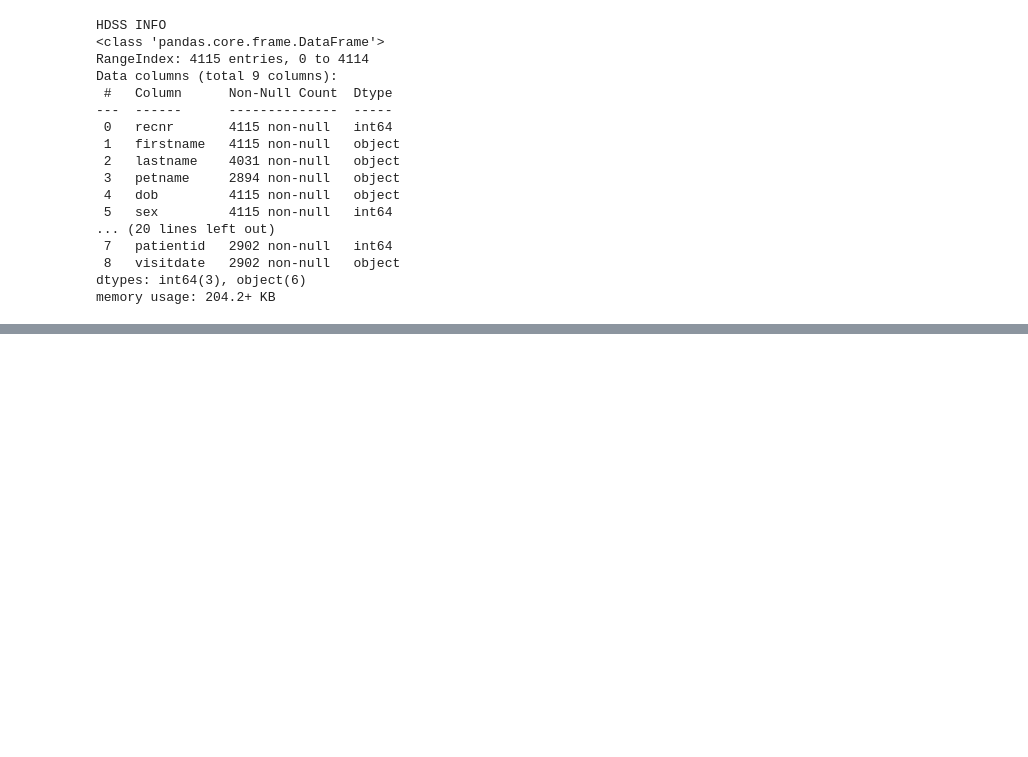
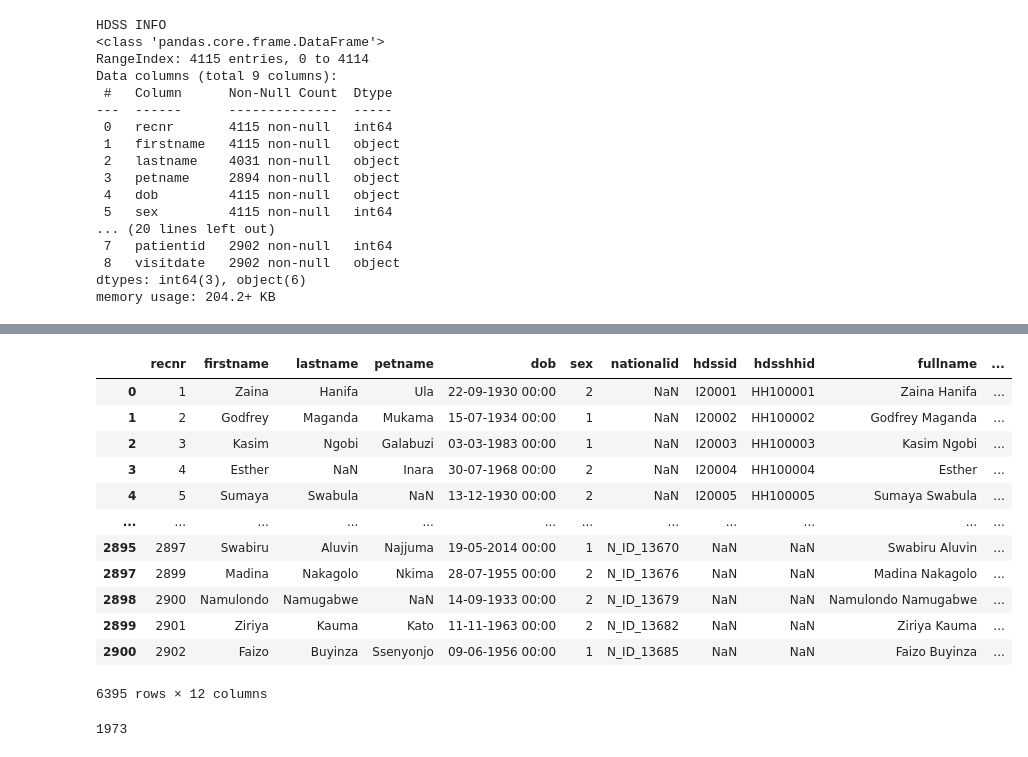
Before and after one commit to Guylord/Record-Linkage-tool-APHRC-DSE-Inspire-Hackathon-2024-, a Jupyter notebook: APHRC_DSE_Insprire_Hackathon_2024.ipynb, the cells around one changed output, grey strips where cells are left out. Drawn from its saved outputs; the diff is of its cells as text; code cells hidden in the pictures; blank space fills up the shorter version.

Commit message:
Performed some record linkage

```diff
--- a/APHRC_DSE_Insprire_Hackathon_2024.ipynb
+++ b/APHRC_DSE_Insprire_Hackathon_2024.ipynb
@@ -37,0 +72,2 @@ memory usage: 204.2+ KB
+# %%
+hdss_df['fullname'] = hdss_df['firstname'].fillna('') + ' ' + hdss_df['lastname'].fillna('')
@@ -37,0 +84,15 @@ memory usage: 204.2+ KB
+# %%
+indexer = recordlinkage.Index()
+indexer.block('dob')
+pairs = indexer.index(facility_df, hdss_df)
+# %%
+compare = recordlinkage.Compare()
+
+compare.exact('dob', 'dob', label = 'dob')
+compare.exact('sex', 'sex', label = 'sex')
+
+compare.string('fullname', 'fullname', threshold = 0.85, label='fullname')
+compare.string('petname', 'petname', threshold=0.85, label='petname')
+
+potential_matches=compare.compute(pairs, facility_df, hdss_df)
+potential_matches
@@ -37,0 +113,3 @@ memory usage: 204.2+ KB
+# %%
+matches=potential_matches[potential_matches.sum(axis=1)>=3]
+matches
@@ -37,0 +130,24 @@ memory usage: 204.2+ KB
+# %%
+duplicate_rows=matches.index.get_level_values(1)
+facility_duplicates=facility_df[facility_df.index.isin(duplicate_rows)]
+facility_new = facility_df[~facility_df.index.isin(duplicate_rows)]
+facility_hdss =hdss_df.append(facility_new)
+facility_hdss
+# %% [output]
+|  | recnr | firstname | lastname | petname | dob | sex | nationalid | hdssid | hdsshhid | fullname | ... |
+| 0 | 1 | Zaina | Hanifa | Ula | 22-09-1930 00:00 | 2 | NaN | I20001 | HH100001 | Zaina Hanifa | ... |
+| 1 | 2 | Godfrey | Maganda | Mukama | 15-07-1934 00:00 | 1 | NaN | I20002 | HH100002 | Godfrey Maganda | ... |
+| 2 | 3 | Kasim | Ngobi | Galabuzi | 03-03-1983 00:00 | 1 | NaN | I20003 | HH100003 | Kasim Ngobi | ... |
+| 3 | 4 | Esther | NaN | Inara | 30-07-1968 00:00 | 2 | NaN | I20004 | HH100004 | Esther | ... |
+| 4 | 5 | Sumaya | Swabula | NaN | 13-12-1930 00:00 | 2 | NaN | I20005 | HH100005 | Sumaya Swabula | ... |
+| ... | ... | ... | ... | ... | ... | ... | ... | ... | ... | ... | ... |
+| 2895 | 2897 | Swabiru | Aluvin | Najjuma | 19-05-2014 00:00 | 1 | N_ID_13670 | NaN | NaN | Swabiru Aluvin | ... |
+| 2897 | 2899 | Madina | Nakagolo | Nkima | 28-07-1955 00:00 | 2 | N_ID_13676 | NaN | NaN | Madina Nakagolo | ... |
+| 2898 | 2900 | Namulondo | Namugabwe | NaN | 14-09-1933 00:00 | 2 | N_ID_13679 | NaN | NaN | Namulondo Namugabwe | ... |
+| 2899 | 2901 | Ziriya | Kauma | Kato | 11-11-1963 00:00 | 2 | N_ID_13682 | NaN | NaN | Ziriya Kauma | ... |
+| 2900 | 2902 | Faizo | Buyinza | Ssenyonjo | 09-06-1956 00:00 | 1 | N_ID_13685 | NaN | NaN | Faizo Buyinza | ... |
+6395 rows × 12 columns
+# %%
+facility_hdss.duplicated(subset='fullname').sum()
+# %% [output]
+1973
```
Also changed, not shown: parts of 13 cells of this notebook.
